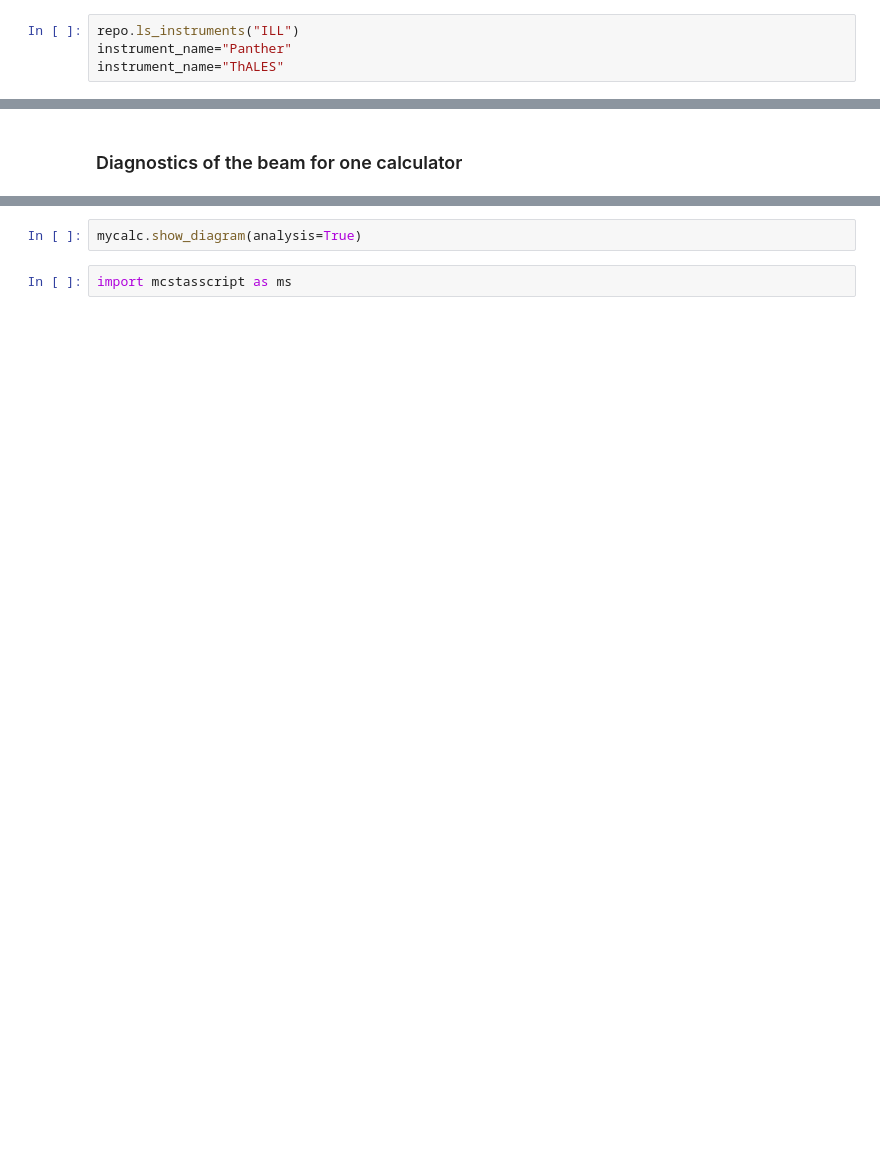
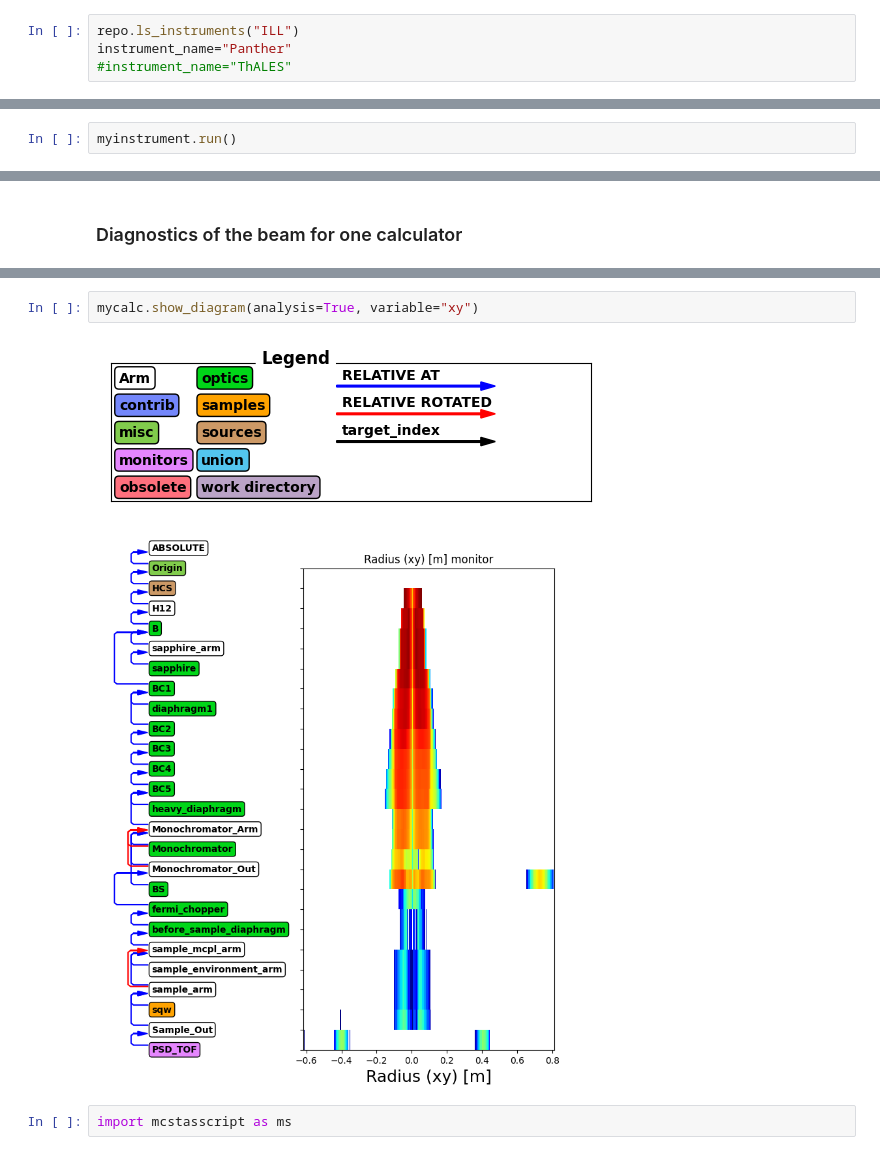
Before and after one commit to PaNOSC-ViNYL/instrument_database, a Jupyter notebook: mysim.ipynb, the cells around one changed output, grey strips where cells are left out. Cells and saved outputs as stored; diff of their text form; blank space fills up the shorter version.

```diff
--- a/mysim.ipynb
+++ b/mysim.ipynb
@@ -17,6 +24,6 @@ repo.ls_institutes()
 # %%
 repo.ls_instruments("ILL")
 instrument_name="Panther"
-instrument_name="ThALES"
+#instrument_name="ThALES"
 # %% [output]
 Available instruments for ILL:
@@ -84,3 +131,5 @@ myinstrument.sample_cylinder_shape(0.005, 0.01)
 # %%
 myinstrument.sim_neutrons(5e6)
 myinstrument.set_seed(654321)
+# %%
+myinstrument.run()
@@ -101,5 +189,8 @@ mycalc.show_diagram()
 # %%
-mycalc.show_diagram(analysis=True)
+mycalc.show_diagram(analysis=True, variable="xy")
+# %% [output]
+[figure, added]
+[figure, added]
 # %%
 import mcstasscript as ms
 # %%
```
Also changed, not shown: parts of 34 cells of this notebook, 3 other files.
